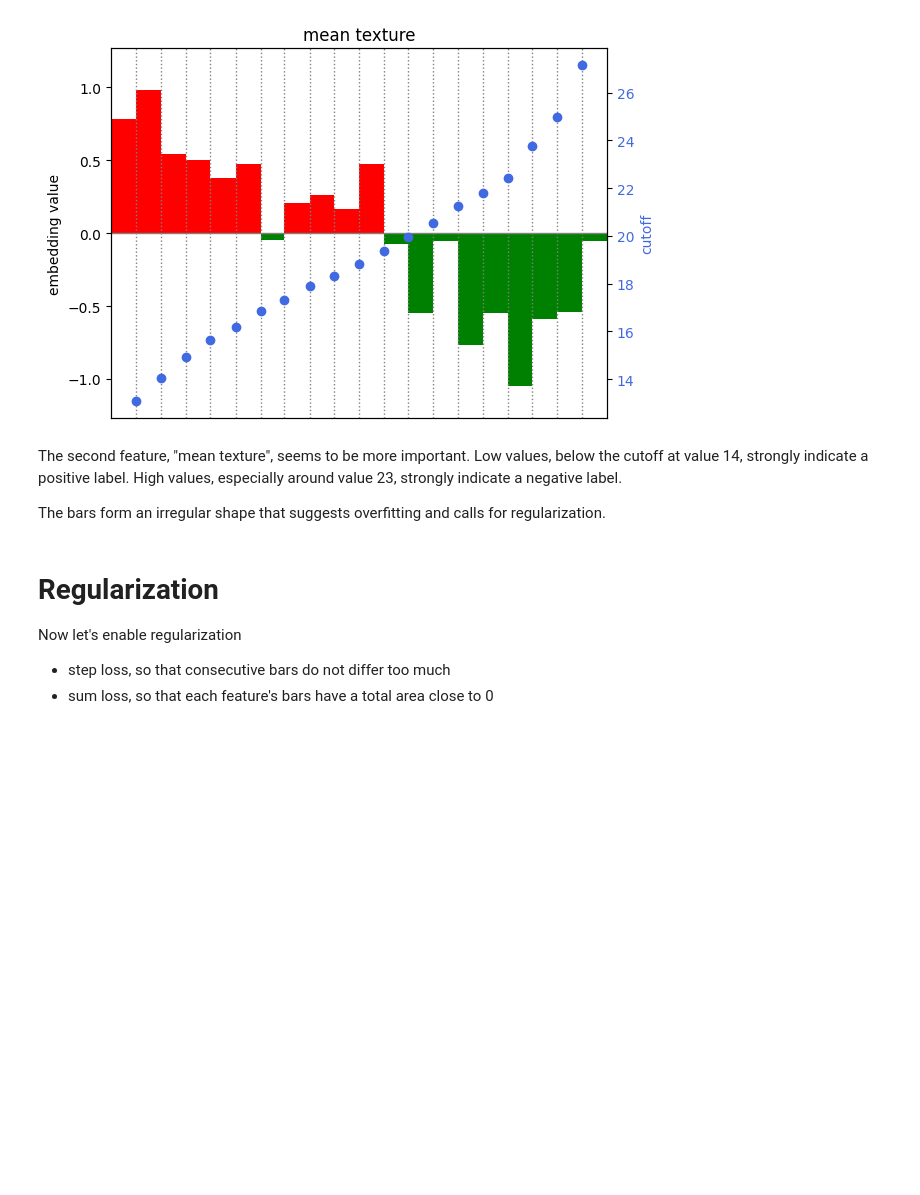
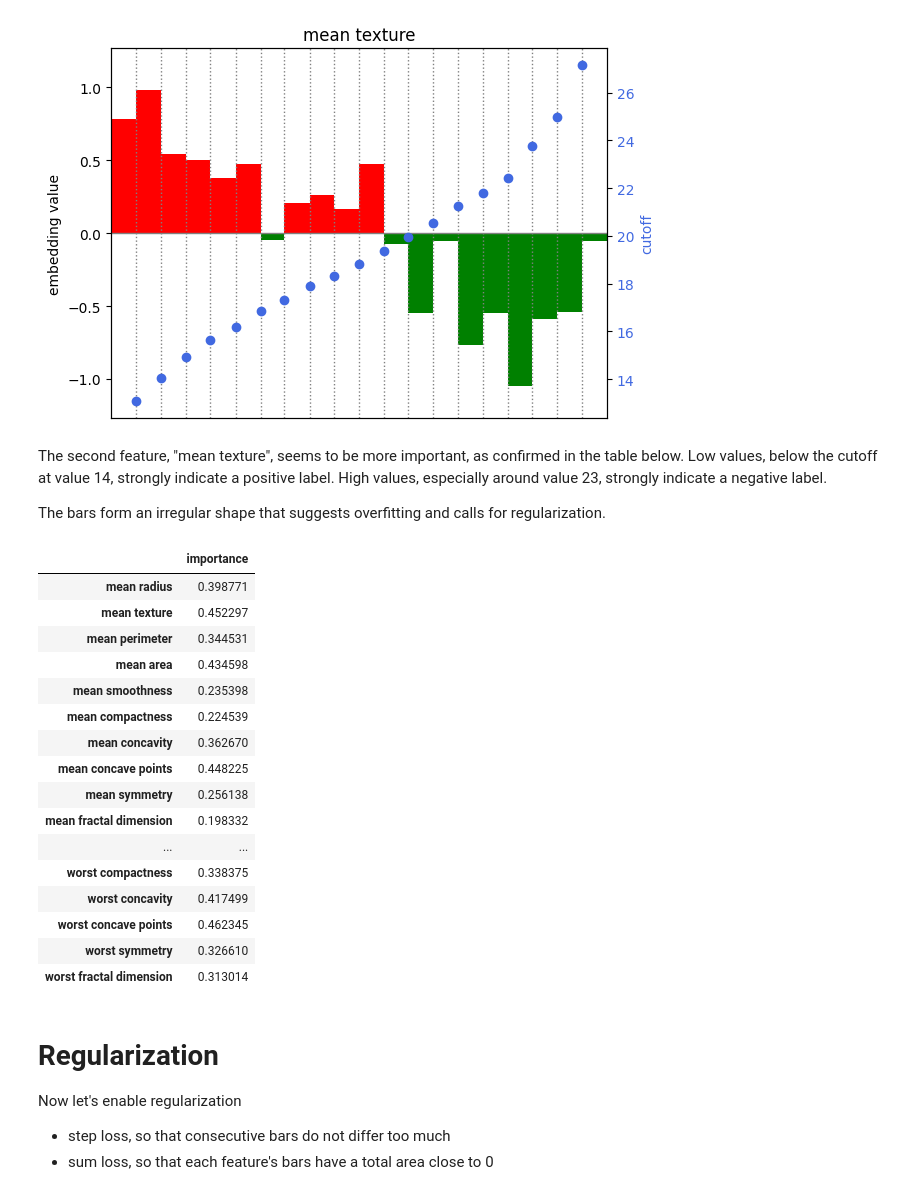
Before and after one commit to Sagenso/MIRAD, a Jupyter notebook: notebooks/tutorial.ipynb, the cells around one changed output. Cells and saved outputs as stored; diff of their text form; code cells hidden in the pictures; blank space fills up the shorter version.

Commit message:
feature importance included in the tutorial

```diff
--- a/notebooks/tutorial.ipynb
+++ b/notebooks/tutorial.ipynb
@@ -64,11 +64,31 @@ model_not_regularized.visualize(feature_names=X.columns, subset=X.columns[:2])
 [figure]
 [figure]
 # %% [markdown]
-The second feature, "mean texture", seems to be more important.
+The second feature, "mean texture", seems to be more important, as confirmed in the table below.
 Low values, below the cutoff at value 14, strongly indicate a positive label.
 High values, especially around value 23, strongly indicate a negative label.
 
 The bars form an irregular shape that suggests overfitting and calls for regularization.
+# %%
+model_not_regularized.feature_importance(feature_names=X.columns).to_frame().style.bar()
+# %% [output]
+|  | importance |
+| mean radius | 0.398771 |
+| mean texture | 0.452297 |
+| mean perimeter | 0.344531 |
+| mean area | 0.434598 |
+| mean smoothness | 0.235398 |
+| mean compactness | 0.224539 |
+| mean concavity | 0.362670 |
+| mean concave points | 0.448225 |
+| mean symmetry | 0.256138 |
+| mean fractal dimension | 0.198332 |
+| ... | ... |
+| worst compactness | 0.338375 |
+| worst concavity | 0.417499 |
+| worst concave points | 0.462345 |
+| worst symmetry | 0.326610 |
+| worst fractal dimension | 0.313014 |
 # %% [markdown]
 # Regularization
 
```
